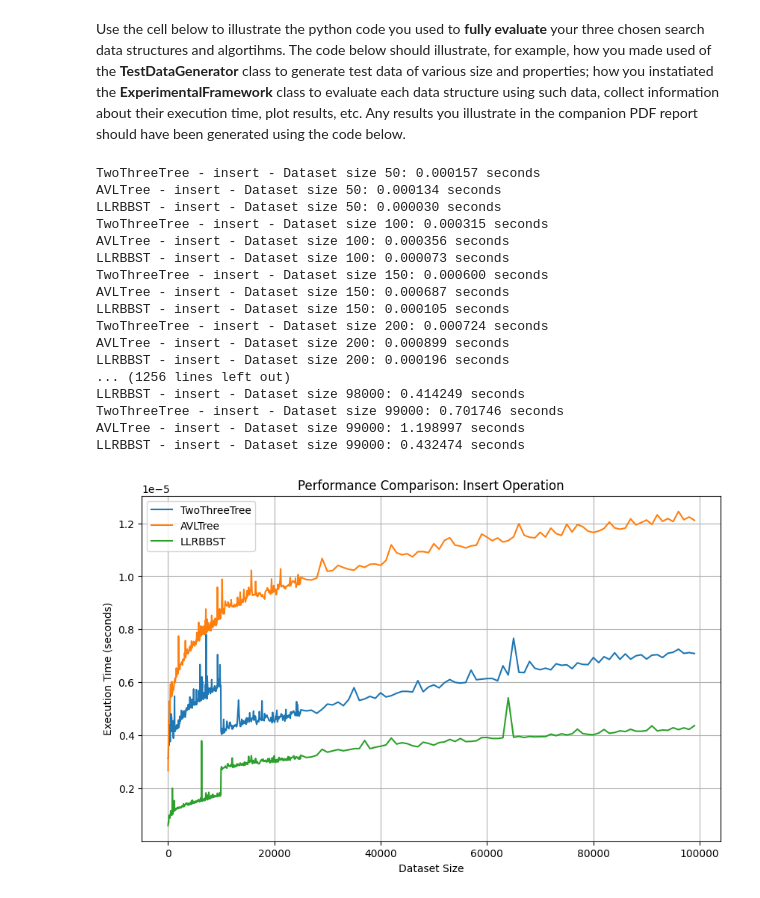
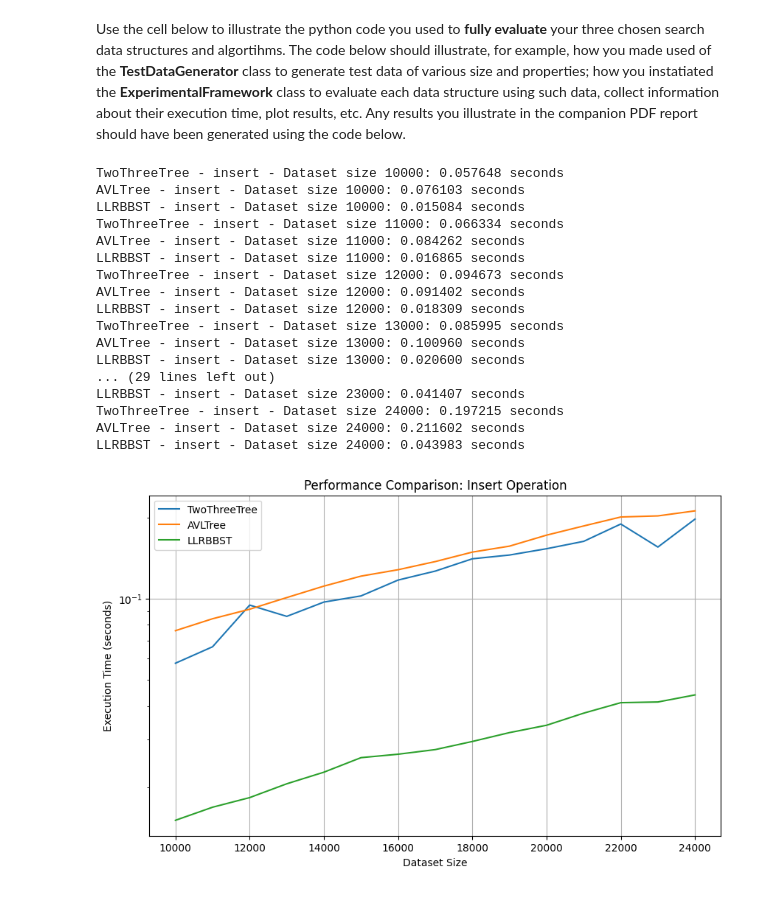
Before and after one commit to Fateh-Aletomeh/Algorithms-Coursework, a Jupyter notebook: grp-017-0005code.ipynb, the cells around one changed output. Saved outputs shown, nothing was run; the diff lists cells and outputs as text; code cells hidden in the pictures.

```diff
--- a/grp-017-0005code.ipynb
+++ b/grp-017-0005code.ipynb
@@ -499,6 +499,8 @@ class ExperimentalFramework():
         else:
             runs = 3
 
+        runs = 10
+
         time = timeit.timeit(experiment, number=runs) / runs
         return time
 
@@ -510,8 +512,10 @@ class ExperimentalFramework():
                 testData = generator.generate_data(size, minLength=10, maxLength=10)
                 for ds in dataStructures:
                     tree = ds.__class__()
+                    for data in testData:
+                        tree.insertElement(data)
                     time = self.runExperiment(tree, testData, operation)
-                    results[ds.__class__.__name__].append(time / size)
+                    results[ds.__class__.__name__].append(time)
                     print(f"{ds.__class__.__name__} - {operation} - Dataset size {size}: {time:.6f} seconds")
             return results
 
@@ -523,6 +527,7 @@ class ExperimentalFramework():
         plt.title(f"Performance Comparison: {operation.capitalize()} Operation")
         plt.xlabel("Dataset Size")
         plt.ylabel("Execution Time (seconds)")
+        plt.yscale("log")
         plt.legend()
         plt.grid(True)
         plt.show()
@@ -531,35 +536,35 @@ Use the cell below to illustrate the python code you used to **fully evaluate**
 # %%
 # ADD YOUR TEST CODE HERE
 
 generator = TestDataGenerator()
 framework = ExperimentalFramework()
 
 TwoThree = TwoThreeTree()
 AVL = AVLTree()
 LLRB = LLRBBST()
 
 data_structures = [TwoThree, AVL, LLRB]
 
-sizes = list(range(50,10000,50)) + list(range(10000, 25000, 100)) + list(range(25000, 10**5, 1000))
+sizes = list(range(10000,25000, 1000))
 #sizes = [1 * (2 ** i) for i in range(15)]
 results = framework.evaluateExperiment(data_structures, sizes, operation="insert")
 framework.plotGraph(results, sizes, operation="insert")
 # %% [output]
-TwoThreeTree - insert - Dataset size 50: 0.000157 seconds
-AVLTree - insert - Dataset size 50: 0.000134 seconds
-LLRBBST - insert - Dataset size 50: 0.000030 seconds
-TwoThreeTree - insert - Dataset size 100: 0.000315 seconds
-AVLTree - insert - Dataset size 100: 0.000356 seconds
-LLRBBST - insert - Dataset size 100: 0.000073 seconds
-TwoThreeTree - insert - Dataset size 150: 0.000600 seconds
-AVLTree - insert - Dataset size 150: 0.000687 seconds
-LLRBBST - insert - Dataset size 150: 0.000105 seconds
-TwoThreeTree - insert - Dataset size 200: 0.000724 seconds
-AVLTree - insert - Dataset size 200: 0.000899 seconds
-LLRBBST - insert - Dataset size 200: 0.000196 seconds
-... (1256 lines left out)
-LLRBBST - insert - Dataset size 98000: 0.414249 seconds
-TwoThreeTree - insert - Dataset size 99000: 0.701746 seconds
-AVLTree - insert - Dataset size 99000: 1.198997 seconds
-LLRBBST - insert - Dataset size 99000: 0.432474 seconds
+TwoThreeTree - insert - Dataset size 10000: 0.057648 seconds
+AVLTree - insert - Dataset size 10000: 0.076103 seconds
+LLRBBST - insert - Dataset size 10000: 0.015084 seconds
+TwoThreeTree - insert - Dataset size 11000: 0.066334 seconds
+AVLTree - insert - Dataset size 11000: 0.084262 seconds
+LLRBBST - insert - Dataset size 11000: 0.016865 seconds
+TwoThreeTree - insert - Dataset size 12000: 0.094673 seconds
+AVLTree - insert - Dataset size 12000: 0.091402 seconds
+LLRBBST - insert - Dataset size 12000: 0.018309 seconds
+TwoThreeTree - insert - Dataset size 13000: 0.085995 seconds
+AVLTree - insert - Dataset size 13000: 0.100960 seconds
+LLRBBST - insert - Dataset size 13000: 0.020600 seconds
+... (29 lines left out)
+LLRBBST - insert - Dataset size 23000: 0.041407 seconds
+TwoThreeTree - insert - Dataset size 24000: 0.197215 seconds
+AVLTree - insert - Dataset size 24000: 0.211602 seconds
+LLRBBST - insert - Dataset size 24000: 0.043983 seconds
-[figure, old version]
+[figure, new version]
```
